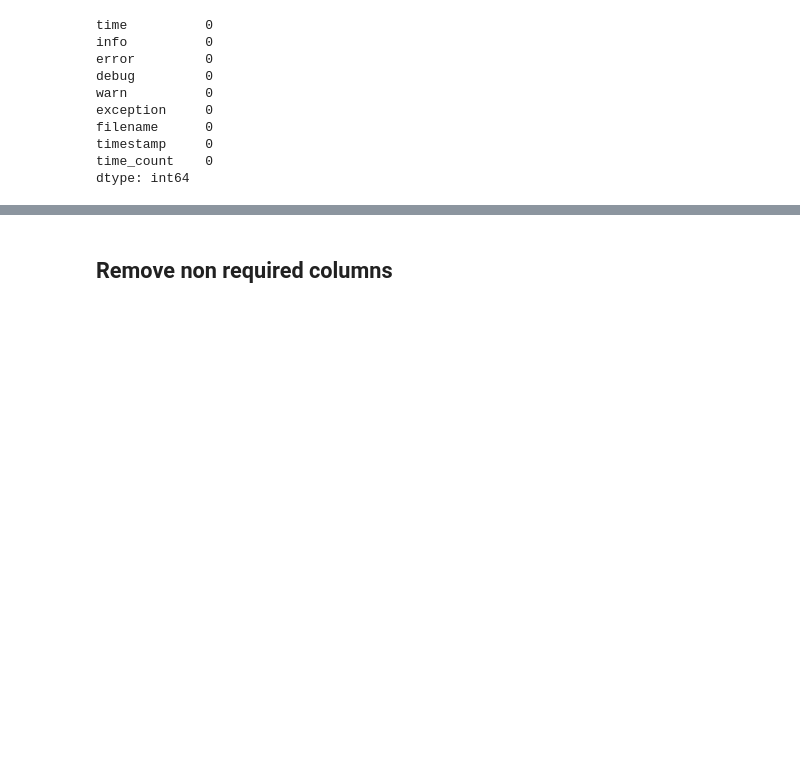
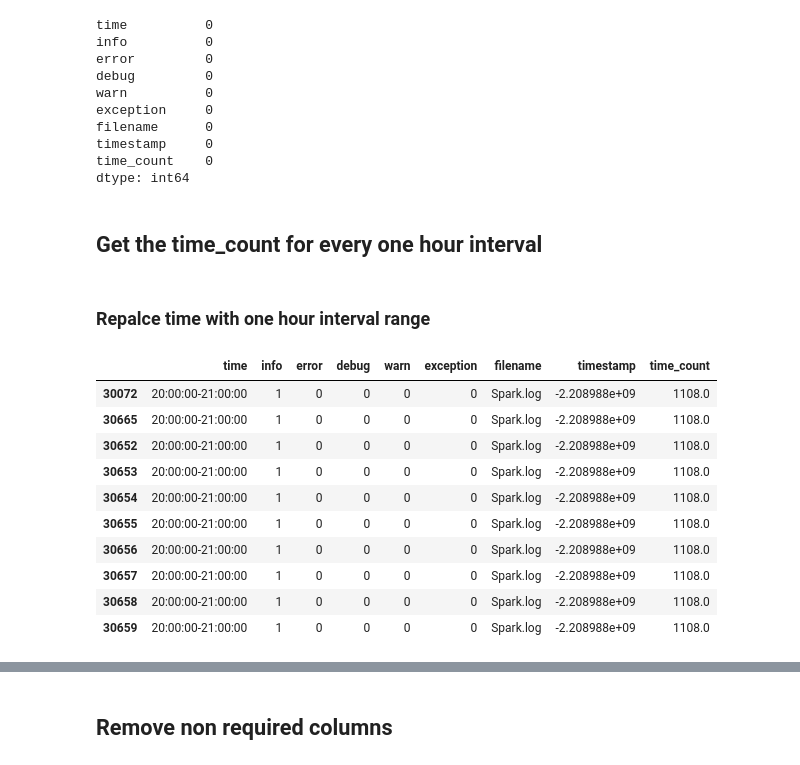
Before and after one commit to rvirjn/sddc_lcm, a Jupyter notebook: main.ipynb, the cells around one changed output, grey strips where cells are left out. Saved outputs shown, nothing was run; the diff lists cells and outputs as text; code cells hidden in the pictures; blank space fills up the shorter version.

```diff
--- a/main.ipynb
+++ b/main.ipynb
@@ -490,3 +467,7 @@ filename      0
 timestamp     0
 time_count    0
 dtype: int64
+# %% [markdown]
+## Get the time_count for every one hour interval
+# %% [markdown]
+### Repalce time with one hour interval range
@@ -492,0 +501,14 @@ dtype: int64
+# %%
+df.head(10)
+# %% [output]
+|  | time | info | error | debug | warn | exception | filename | timestamp | time_count |
+| 30072 | 20:00:00-21:00:00 | 1 | 0 | 0 | 0 | 0 | Spark.log | -2.208988e+09 | 1108.0 |
+| 30665 | 20:00:00-21:00:00 | 1 | 0 | 0 | 0 | 0 | Spark.log | -2.208988e+09 | 1108.0 |
+| 30652 | 20:00:00-21:00:00 | 1 | 0 | 0 | 0 | 0 | Spark.log | -2.208988e+09 | 1108.0 |
+| 30653 | 20:00:00-21:00:00 | 1 | 0 | 0 | 0 | 0 | Spark.log | -2.208988e+09 | 1108.0 |
+| 30654 | 20:00:00-21:00:00 | 1 | 0 | 0 | 0 | 0 | Spark.log | -2.208988e+09 | 1108.0 |
+| 30655 | 20:00:00-21:00:00 | 1 | 0 | 0 | 0 | 0 | Spark.log | -2.208988e+09 | 1108.0 |
+| 30656 | 20:00:00-21:00:00 | 1 | 0 | 0 | 0 | 0 | Spark.log | -2.208988e+09 | 1108.0 |
+| 30657 | 20:00:00-21:00:00 | 1 | 0 | 0 | 0 | 0 | Spark.log | -2.208988e+09 | 1108.0 |
+| 30658 | 20:00:00-21:00:00 | 1 | 0 | 0 | 0 | 0 | Spark.log | -2.208988e+09 | 1108.0 |
+| 30659 | 20:00:00-21:00:00 | 1 | 0 | 0 | 0 | 0 | Spark.log | -2.208988e+09 | 1108.0 |
```
Also changed, not shown: parts of 17 cells of this notebook.
